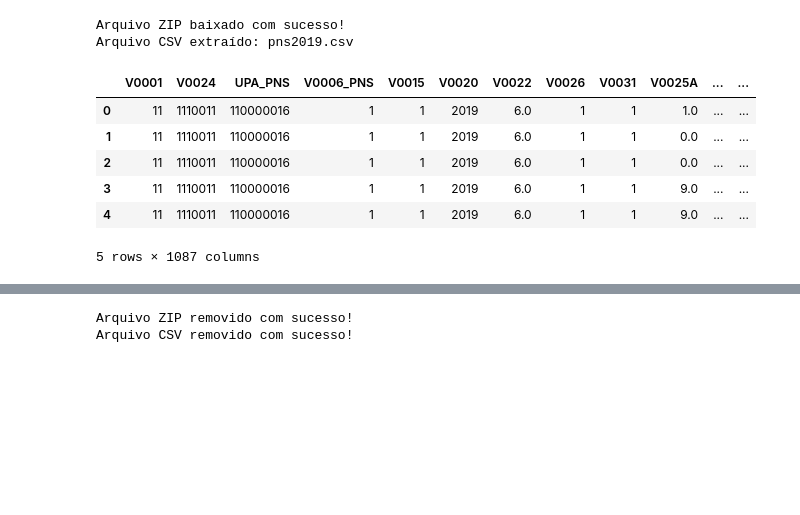
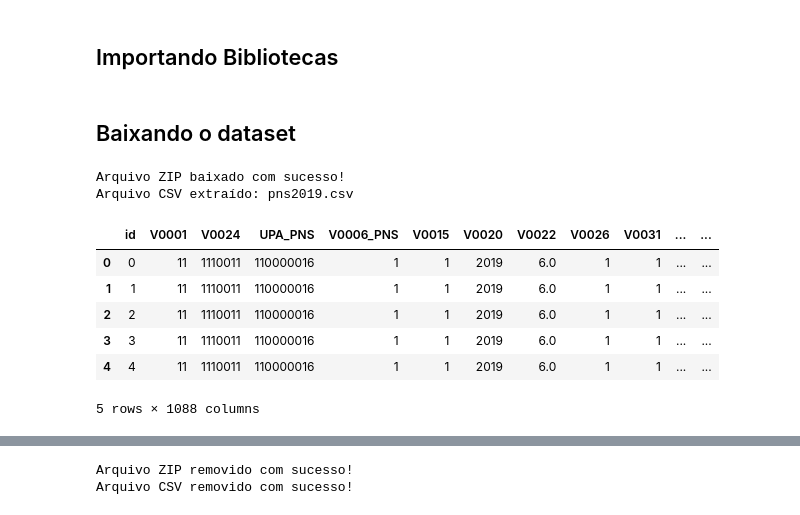
Before and after one commit to maafinotti/TCC-PNS, a Jupyter notebook: dataset_PNS.ipynb, the cells around one changed output, grey strips where cells are left out. Drawn from its saved outputs; the diff is of its cells as text; code cells hidden in the pictures; blank space fills up the shorter version.

```diff
--- a/dataset_PNS.ipynb
+++ b/dataset_PNS.ipynb
@@ -1,8 +1,12 @@
+# %% [markdown]
+## Importando Bibliotecas
 # %%
 import requests
 import zipfile
 import os
 import pandas as pd
+# %% [markdown]
+## Baixando o dataset
 # %%
 #URL do arquivo
 url = "https://www.pns.icict.fiocruz.br/wp-content/uploads/2023/11/pns2019.zip"
@@ -24,14 +28,16 @@ with zipfile.ZipFile(zip_file_path, 'r') as zip_ref:
 # %% [output]
 Arquivo ZIP baixado com sucesso!
 Arquivo CSV extraído: pns2019.csv
-# %%
-df = pd.read_csv('pns2019.csv')
-df.head()
-# %% [output]
-|  | V0001 | V0024 | UPA_PNS | V0006_PNS | V0015 | V0020 | V0022 | V0026 | V0031 | V0025A | ... | ... |
-| 0 | 11 | 1110011 | 110000016 | 1 | 1 | 2019 | 6.0 | 1 | 1 | 1.0 | ... | ... |
-| 1 | 11 | 1110011 | 110000016 | 1 | 1 | 2019 | 6.0 | 1 | 1 | 0.0 | ... | ... |
-| 2 | 11 | 1110011 | 110000016 | 1 | 1 | 2019 | 6.0 | 1 | 1 | 0.0 | ... | ... |
-| 3 | 11 | 1110011 | 110000016 | 1 | 1 | 2019 | 6.0 | 1 | 1 | 9.0 | ... | ... |
-| 4 | 11 | 1110011 | 110000016 | 1 | 1 | 2019 | 6.0 | 1 | 1 | 9.0 | ... | ... |
-5 rows × 1087 columns
+# %%
+df = pd.read_csv('pns2019.csv')
+df = df.reset_index(drop=False)  # drop=False para manter o índice como uma coluna
+df.rename(columns={'index': 'id'}, inplace=True)
+df.head()
+# %% [output]
+|  | id | V0001 | V0024 | UPA_PNS | V0006_PNS | V0015 | V0020 | V0022 | V0026 | V0031 | ... | ... |
+| 0 | 0 | 11 | 1110011 | 110000016 | 1 | 1 | 2019 | 6.0 | 1 | 1 | ... | ... |
+| 1 | 1 | 11 | 1110011 | 110000016 | 1 | 1 | 2019 | 6.0 | 1 | 1 | ... | ... |
+| 2 | 2 | 11 | 1110011 | 110000016 | 1 | 1 | 2019 | 6.0 | 1 | 1 | ... | ... |
+| 3 | 3 | 11 | 1110011 | 110000016 | 1 | 1 | 2019 | 6.0 | 1 | 1 | ... | ... |
+| 4 | 4 | 11 | 1110011 | 110000016 | 1 | 1 | 2019 | 6.0 | 1 | 1 | ... | ... |
+5 rows × 1088 columns
```
Also changed, not shown: parts of 23 cells of this notebook, 9 other files.
